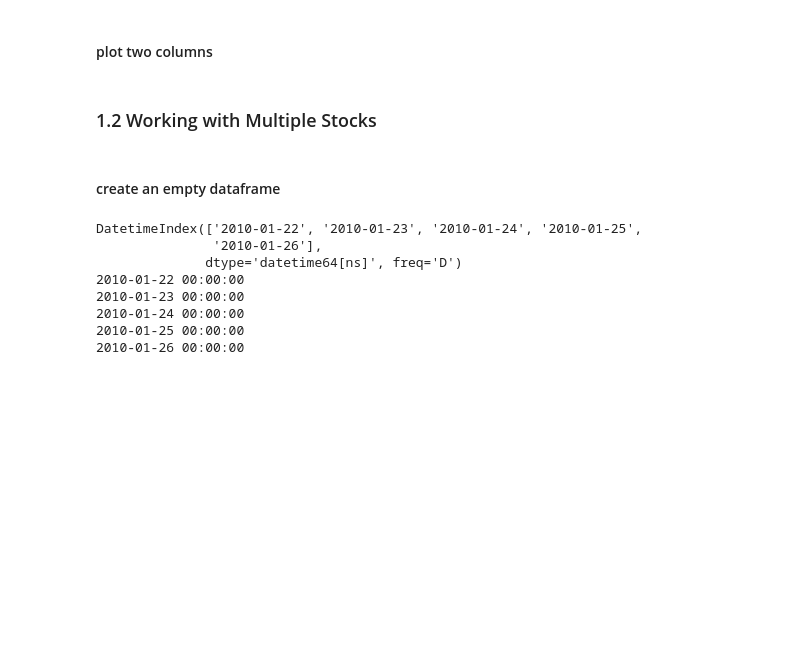
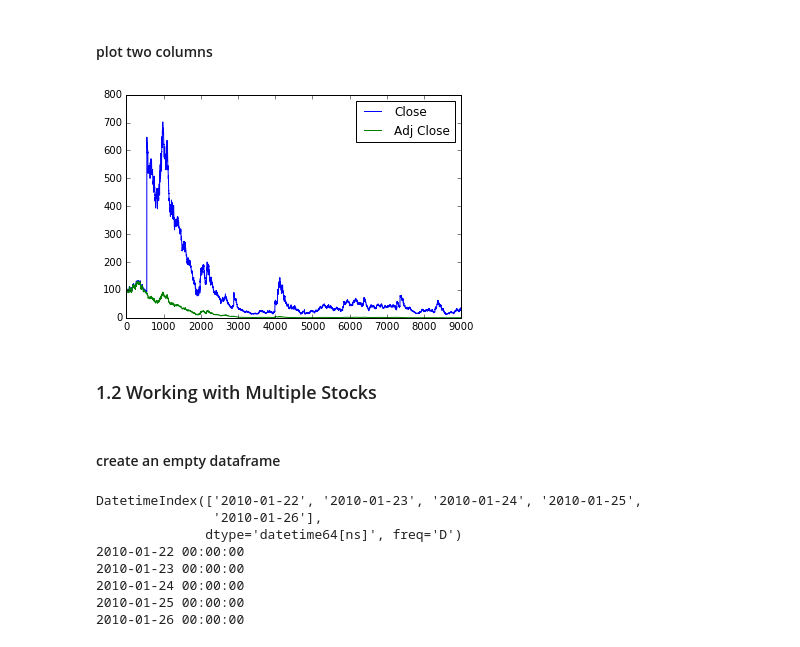
Before and after one commit to uberman4740/MLforTrading, a Jupyter notebook: 01ManipulatingFinancialData.ipynb, the cells around one changed output. Saved outputs shown, nothing was run; the diff lists cells and outputs as text; code cells hidden in the pictures; blank space fills up the shorter version.

```diff
--- a/01ManipulatingFinancialData.ipynb
+++ b/01ManipulatingFinancialData.ipynb
@@ -86,12 +88,14 @@ if __name__ == "__main__":
 #### plot two columns
 # %%
 def run():
-    df = pd.read_csv("data/APPL.csv")
+    df = pd.read_csv("../ML4TData/data/APPL.csv")
     df[["Close", "Adj Close"]].plot()
     plt.show()
 
 if __name__ == "__main__":
     run()
+# %% [output]
+[figure, added]
 # %% [markdown]
 ### 1.2 Working with Multiple Stocks
 # %%
```
Also changed, not shown: parts of 51 cells of this notebook, 5 other files.
